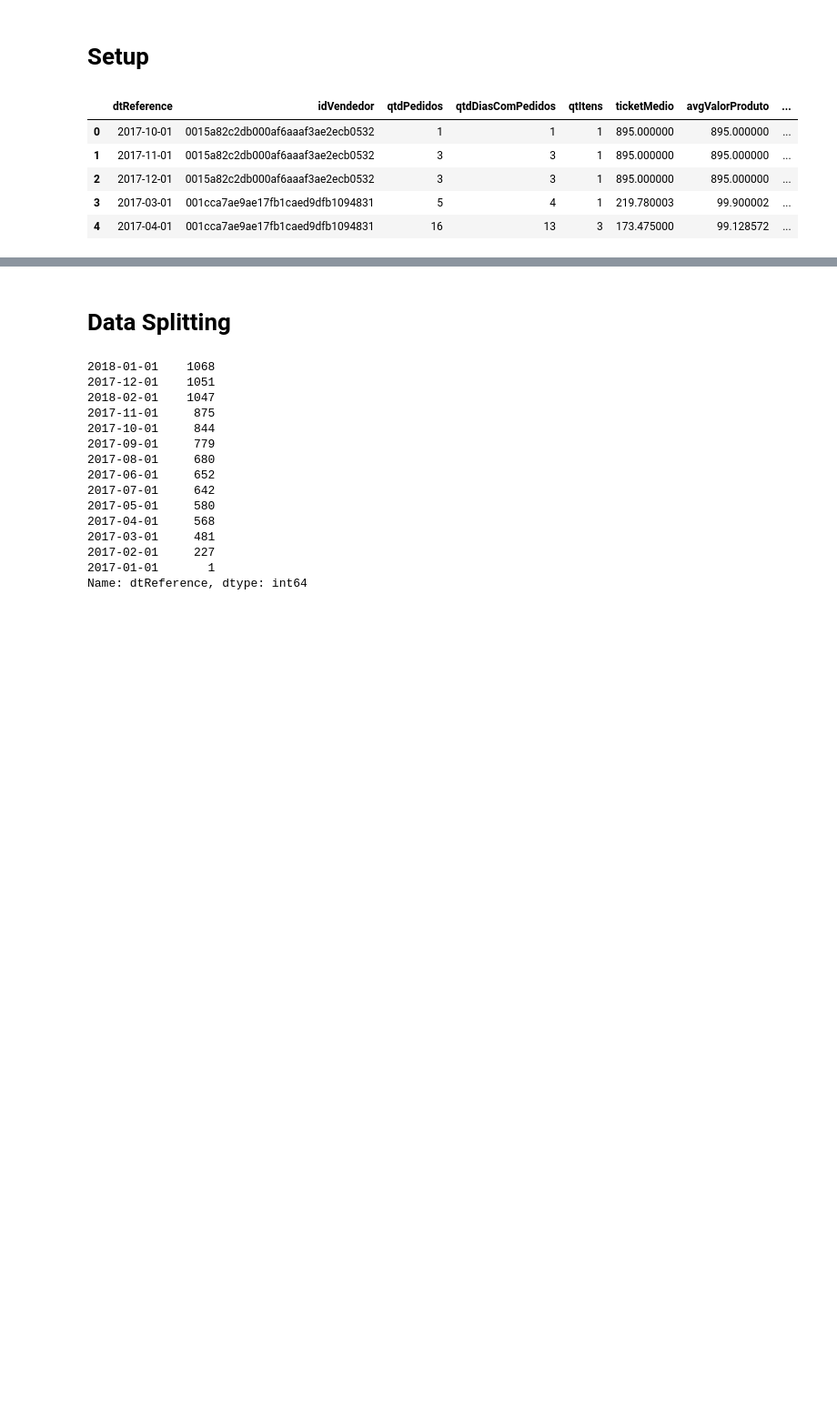
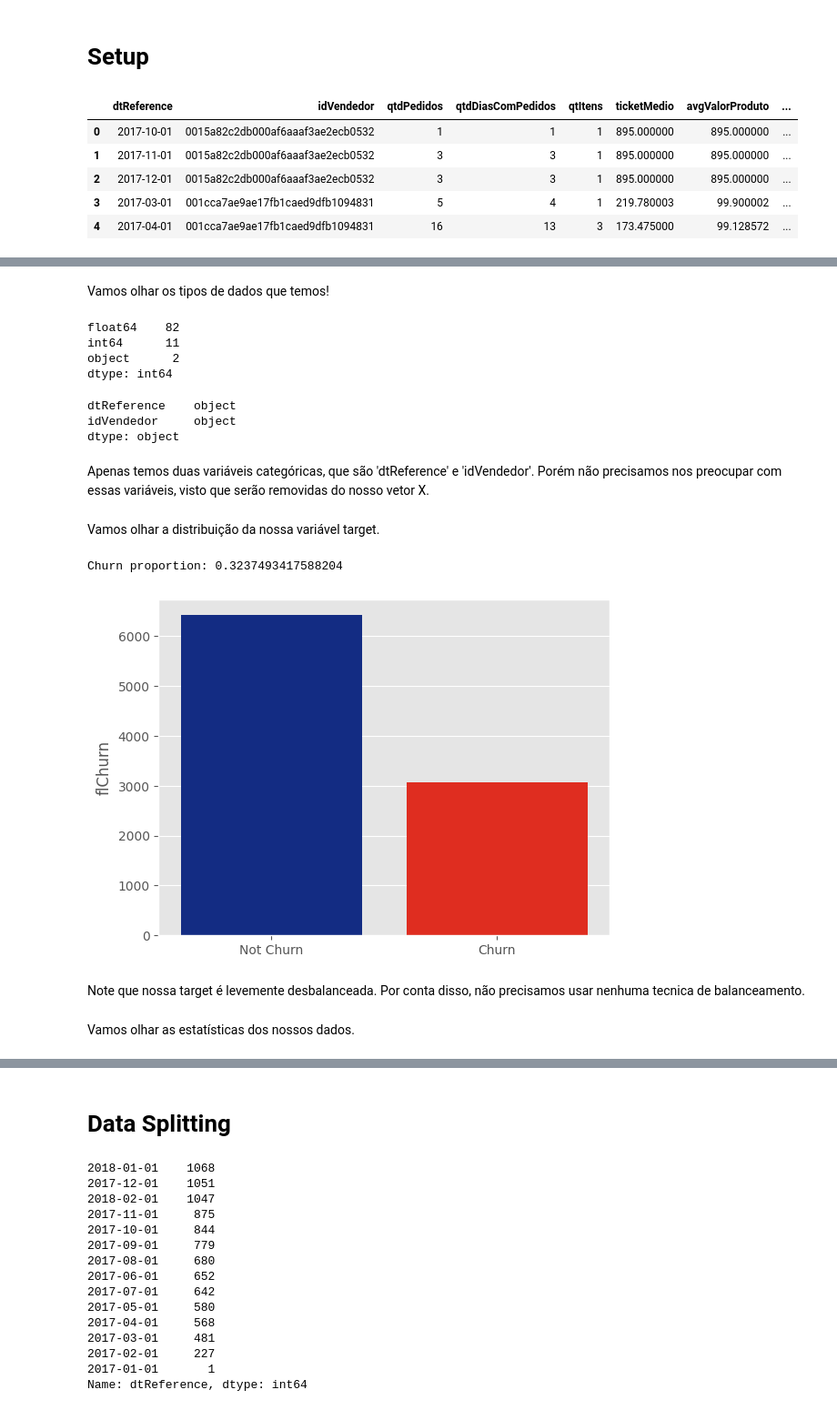
Before and after one commit to francismelojr/olist-churn-prediction, a Jupyter notebook: src/ml/model.ipynb, the cells around one changed output, grey strips where cells are left out. Shown at 91% size. Cells and saved outputs as stored; diff of their text form; code cells hidden in the pictures; blank space fills up the shorter version.

```diff
--- a/src/ml/model.ipynb
+++ b/src/ml/model.ipynb
@@ -5,16 +5,18 @@ import sqlite3
 import mlflow
 import mlflow.sklearn
 
+import numpy as np
 import pandas as pd
 pd.set_option('display.max_columns', None)
 
 import seaborn as sns
-import numpy as np
+import matplotlib.pyplot as plt
+plt.style.use('ggplot')
 
 from sklearn.model_selection import train_test_split
+from sklearn.pipeline import Pipeline
 from feature_engine import imputation
 
 from sklearn.ensemble import RandomForestClassifier
-from sklearn.pipeline import Pipeline
 from sklearn import metrics
 # %%
@@ -33,6 +35,3 @@ df.head()
 | 2 | 2017-12-01 | 0015a82c2db000af6aaaf3ae2ecb0532 | 3 | 3 | 1 | 895.000000 | 895.000000 | ... |
 | 3 | 2017-03-01 | 001cca7ae9ae17fb1caed9dfb1094831 | 5 | 4 | 1 | 219.780003 | 99.900002 | ... |
 | 4 | 2017-04-01 | 001cca7ae9ae17fb1caed9dfb1094831 | 16 | 13 | 3 | 173.475000 | 99.128572 | ... |
-# %%
-int_columns = df.select_dtypes(include=['int64']).columns
-df[int_columns] = df[int_columns].astype(float)
@@ -38,0 +63,33 @@ df[int_columns] = df[int_columns].astype(float)
+# %% [markdown]
+Vamos olhar os tipos de dados que temos!
+# %%
+df.dtypes.value_counts()
+# %% [output]
+float64    82
+int64      11
+object      2
+dtype: int64
+# %%
+df.dtypes[df.dtypes == 'object']
+# %% [output]
+dtReference    object
+idVendedor     object
+dtype: object
+# %% [markdown]
+Apenas temos duas variáveis categóricas, que são 'dtReference' e 'idVendedor'. Porém não precisamos nos preocupar com essas variáveis, visto que serão removidas do nosso vetor X.
+# %% [markdown]
+Vamos olhar a distribuição da nossa variável target.
+# %%
+palette = ["#002296", "#ff1100"]
+sns.set_palette(palette)
+sns.barplot(x=['Not Churn', 'Churn'], y=df['flChurn'].value_counts());
+churn_proportion = df['flChurn'].mean()
+
+print('Churn proportion:', churn_proportion);
+# %% [output]
+Churn proportion: 0.3237493417588204
+[figure, added]
+# %% [markdown]
+Note que nossa target é levemente desbalanceada. Por conta disso, não precisamos usar nenhuma tecnica de balanceamento.
+# %% [markdown]
+Vamos olhar as estatísticas dos nossos dados.
```
Also changed, not shown: parts of 18 cells of this notebook.
